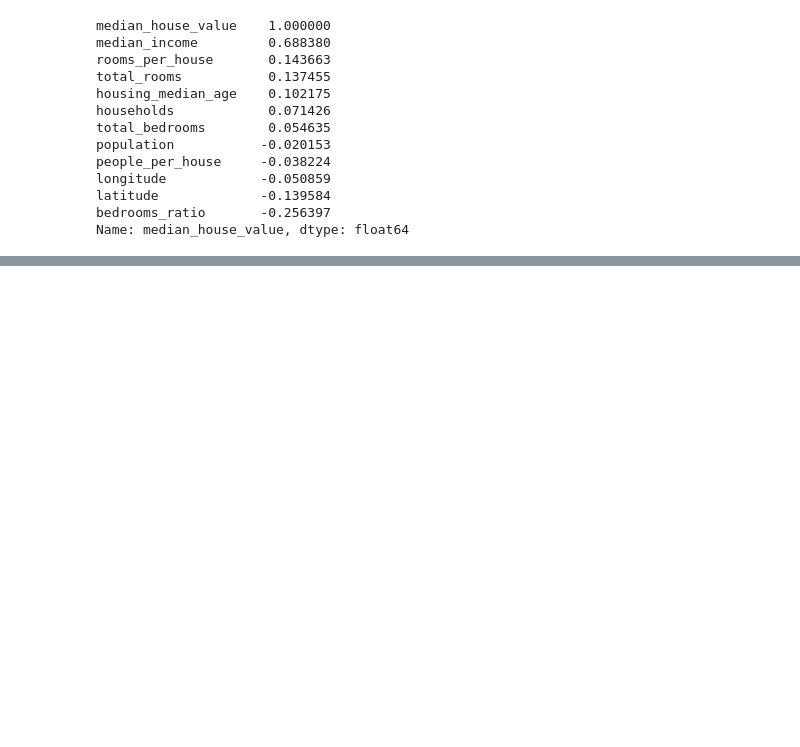
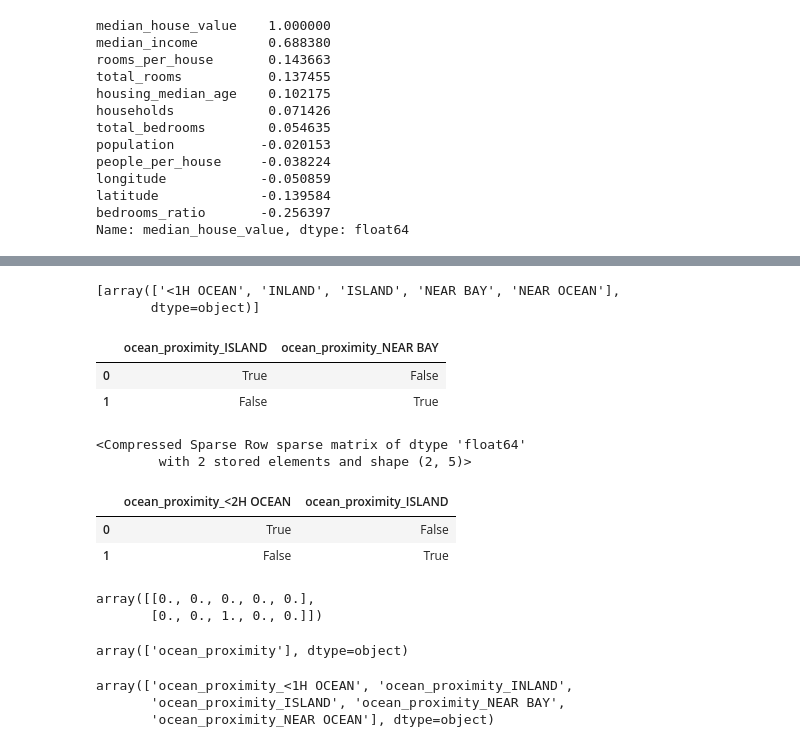
Before and after one commit to Ayush-Singh-31/Machine-Learning, a Jupyter notebook: Chapter 02.ipynb, the cells around one changed output, grey strips where cells are left out. Cells and saved outputs as stored; diff of their text form; code cells hidden in the pictures; blank space fills up the shorter version.

```diff
--- a/Chapter 02.ipynb
+++ b/Chapter 02.ipynb
@@ -521,0 +711,24 @@ Name: median_house_value, dtype: float64
+# %%
+cat_encoder.categories_
+# %% [output]
+[array(['<1H OCEAN', 'INLAND', 'ISLAND', 'NEAR BAY', 'NEAR OCEAN'],
+       dtype=object)]
+# %%
+df_test = pd.DataFrame({"ocean_proximity":["ISLAND","NEAR BAY"]})
+pd.get_dummies(df_test)
+# %% [output]
+|  | ocean_proximity_ISLAND | ocean_proximity_NEAR BAY |
+| 0 | True | False |
+| 1 | False | True |
+# %%
+cat_encoder.transform(df_test)
+# %% [output]
+<Compressed Sparse Row sparse matrix of dtype 'float64'
+        with 2 stored elements and shape (2, 5)>
+# %%
+df_test_unknown = pd.DataFrame({"ocean_proximity":["<2H OCEAN","ISLAND"]})
+pd.get_dummies(df_test_unknown)
+# %% [output]
+|  | ocean_proximity_<2H OCEAN | ocean_proximity_ISLAND |
+| 0 | True | False |
+| 1 | False | True |
@@ -521,0 +738,15 @@ Name: median_house_value, dtype: float64
+# %%
+df_test_unknown_encoded.toarray()
+# %% [output]
+array([[0., 0., 0., 0., 0.],
+       [0., 0., 1., 0., 0.]])
+# %%
+cat_encoder.feature_names_in_
+# %% [output]
+array(['ocean_proximity'], dtype=object)
+# %%
+cat_encoder.get_feature_names_out()
+# %% [output]
+array(['ocean_proximity_<1H OCEAN', 'ocean_proximity_INLAND',
+       'ocean_proximity_ISLAND', 'ocean_proximity_NEAR BAY',
+       'ocean_proximity_NEAR OCEAN'], dtype=object)
```
Also changed, not shown: parts of 15 cells of this notebook.
